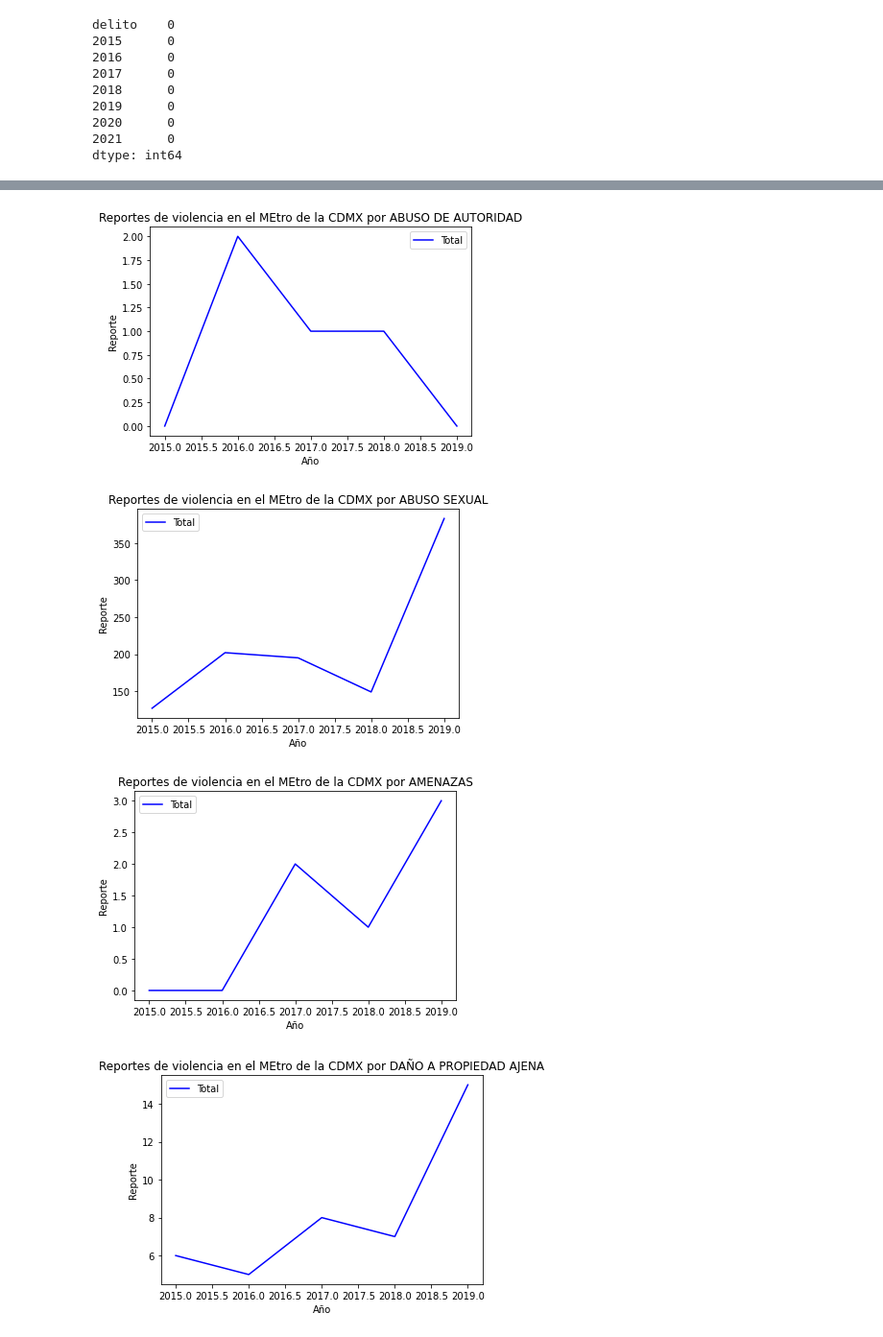
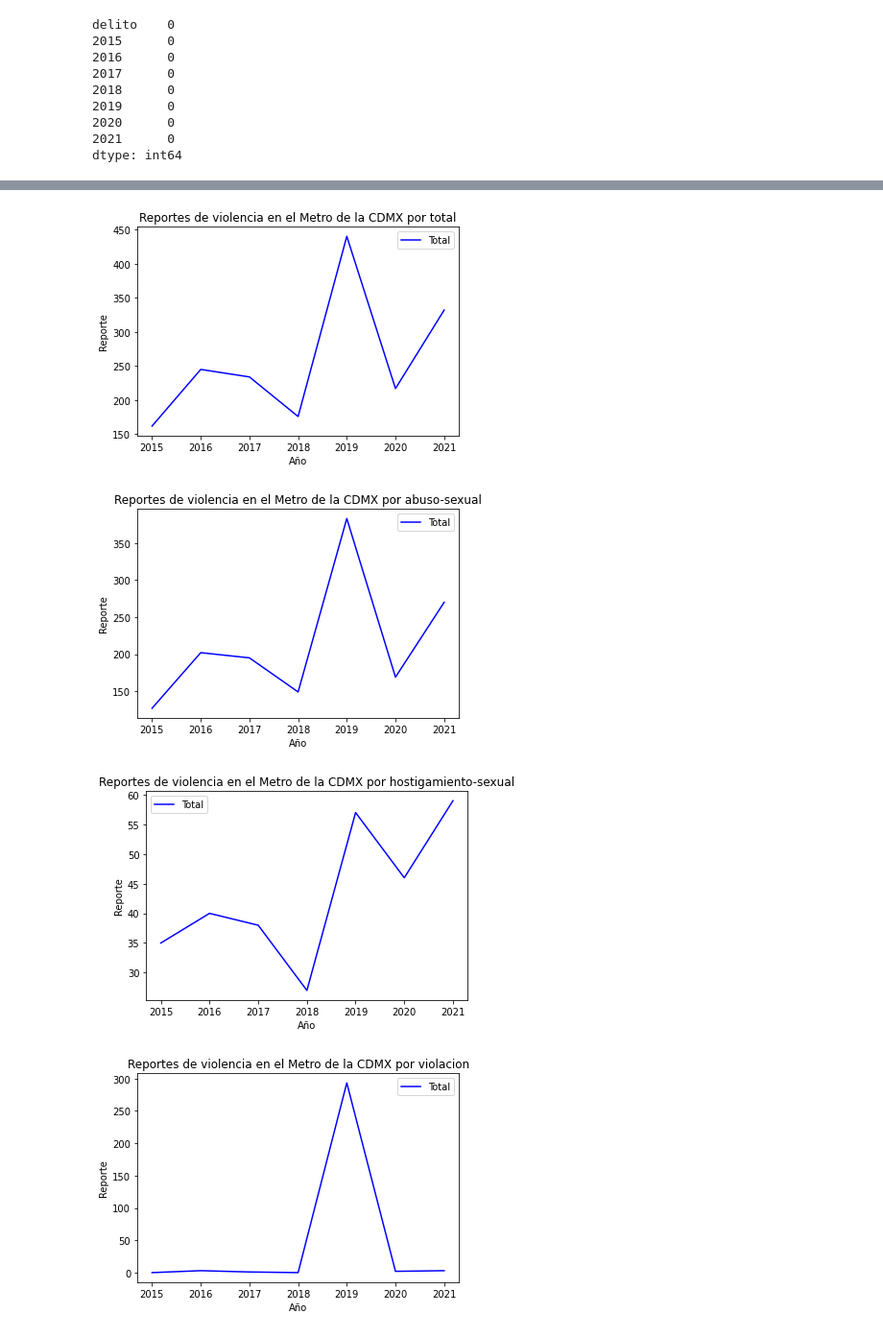
Before and after one commit to pauNancy21/Tareas-Ciencia-Datos, a Jupyter notebook: Código_fuente_ASE_I_NPGR.ipynb, the cells around one changed output, grey strips where cells are left out. Shown at 96% size. Drawn from its saved outputs; the diff is of its cells as text; code cells hidden in the pictures.

```diff
--- a/Código_fuente_ASE_I_NPGR.ipynb
+++ b/Código_fuente_ASE_I_NPGR.ipynb
@@ -84,0 +54,5 @@ datos
+# %%
+#Leer los archivos
+analisismetro = pd.read_csv(io.BytesIO(uploaded['Analisis metro.csv']), sep = ',')
+
+print('Base shape: ', analisismetro.shape)
@@ -470,0 +290,2 @@ KeyError: ignored
+# %%
+analisis_metro = analisismetro.drop(['sin-detenido'], axis=1)
@@ -470,0 +294,20 @@ KeyError: ignored
+# %%
+# get all features except the class
+data_clust = analisis_metro.loc[:, analisis_metro.columns != "class_label"]
+
+wcss = []
+
+for i in range(1,20):
+  kmeans = KMeans(n_clusters = i, init = "k-means++", max_iter = 300,
+                  n_init = 10, random_state = 2022)
+  kmeans.fit(data_clust)
+  wcss.append(kmeans.inertia_)
+
+plt.plot(range(1,20), wcss)
+plt.title("Metodo de la rodilla o del codo")
+#plt.xlabel("Numero de grupos (k)")
+#plt.ylabel("WCSS")
+plt.show()
+
+kl = KneeLocator(range(1,20), wcss, curve="convex", direction="decreasing")
+print("Elbow: ", kl.elbow)
@@ -538,12 +454,6 @@ reportemetro.tail(5)
 
 mean = (reportemetro["2019"].mean())
 reportemetro["2019"].fillna(mean, inplace=True)
-
-mean = (reportemetro["2020"].mean())
-reportemetro["2020"].fillna(mean, inplace=True)
-
-mean = (reportemetro["2019"].mean())
-reportemetro["2021"].fillna(mean, inplace=True)
 # %%
 #Mejor visualización
 reportemetro.isnull().sum().sort_values(ascending=False)
@@ -578,45 +480,43 @@ reportemetro.tail(5)
 # %%
 #Se guardan en una lista los nombres de los delitos
 reporte = reportemetro["delito"].tolist()
-reporte1 = reporte [:36]
-reporte2 = reporte[36:]
+reporte1 = reporte [:50]
+reporte2 = reporte[50:]
 
-Años = list(range(2015, 2020))
+Años = list(range(2015, 2022))
 
 X = Años
 k = 0
 #Ciclo para graficar las tendencias de reportes
 for i in reporte1:
 
   Total = []
-  NE = []
 
   #Ciclo para guardar en un arreglo los reportes de violencia, por año
   l = 1
   for j in Años:
     Total.append(reportemetro.iat[k, l])
-    #NE.append(reportemetro.iat[k, l+1])
-    l += 1
+    l+= 1
 
   #Se grafican las cantidades con una línea por cada una
   plt.figure()
   plt.plot(X, Total, '-b',label='Total')
 
   #Si la fila corresponde al total, se pone el nombre del país
   if (i=="Total"):
     plt.title("Reportes de violencia en el Metro de la CDMX")
   else:
-    plt.title("Reportes de violencia en el MEtro de la CDMX por %s" % i)
+    plt.title("Reportes de violencia en el Metro de la CDMX por %s" % i)
 
   plt.xlabel("Año")
   plt.ylabel("Reporte")
 
   plt.legend(loc='best')
   plt.show()
 
   k+=1
 # %% [output]
-[figure, old version]
+[figure, new version]
-[figure, old version]
+[figure, new version]
-[figure, old version]
+[figure, new version]
-[figure, old version]
+[figure, new version]
```
Also changed, not shown: parts of 66 cells of this notebook.
